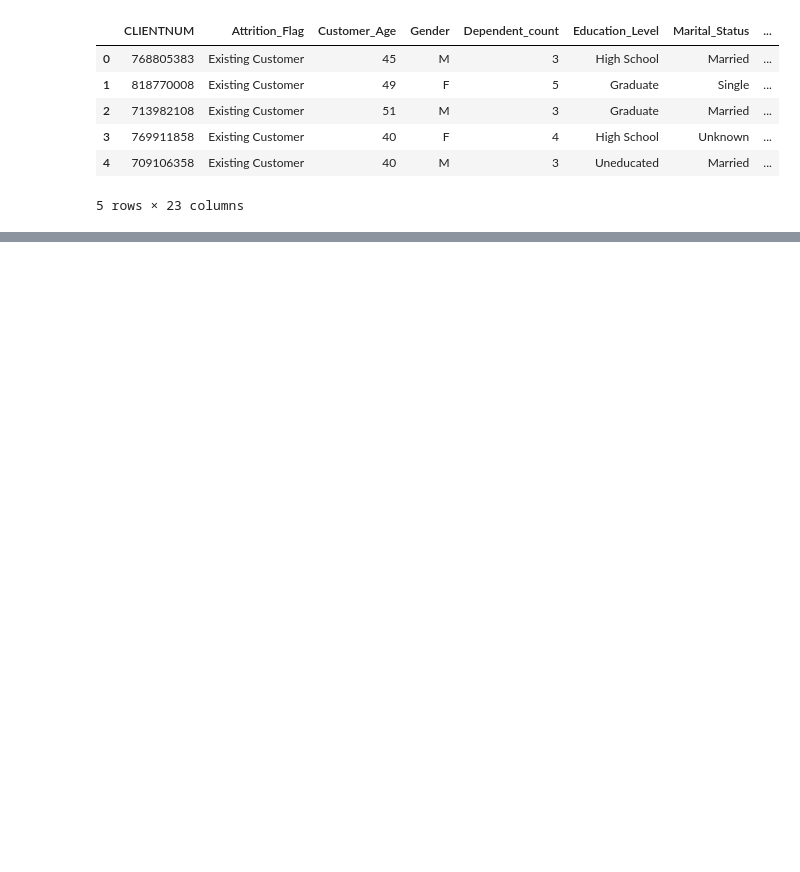
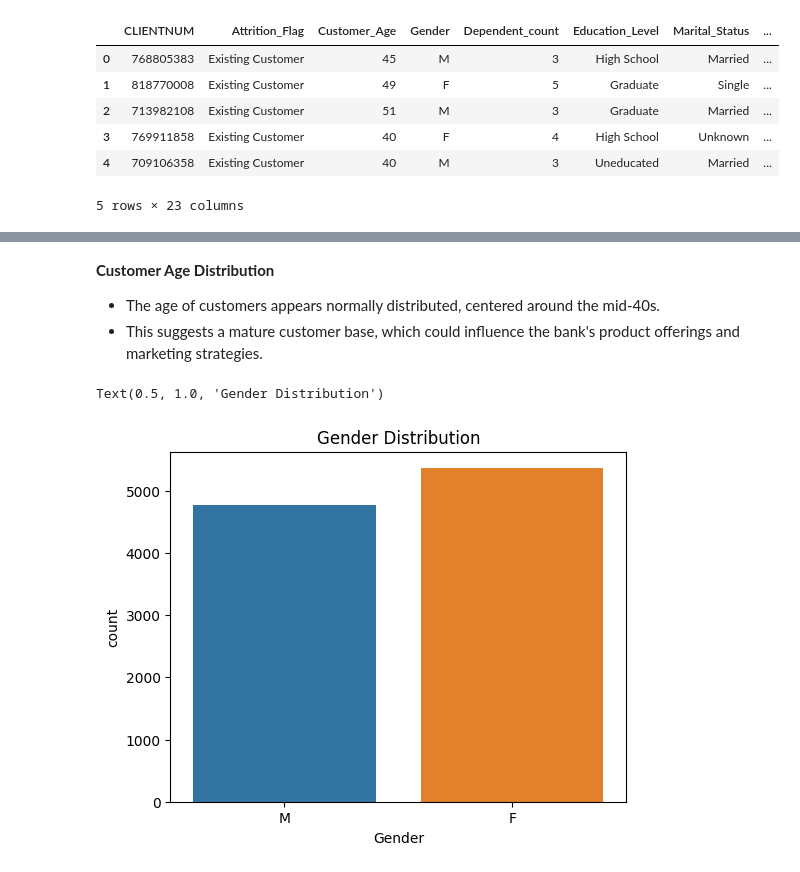
Before and after one commit to daehwankim96/daehwankim96.github.io, a Jupyter notebook: files/Bank_Churn_Rate.ipynb, the cells around one changed output, grey strips where cells are left out. Drawn from its saved outputs; the diff is of its cells as text; code cells hidden in the pictures; blank space fills up the shorter version.

```diff
--- a/files/Bank_Churn_Rate.ipynb
+++ b/files/Bank_Churn_Rate.ipynb
@@ -88,0 +152,16 @@ churn_rate_overall, churn_rate_by_gender, churn_rate_by_income, churn_rate_by_ed
+# %% [markdown]
+**Customer Age Distribution**
+
+- The age of customers appears normally distributed, centered around the mid-40s.
+- This suggests a mature customer base, which could influence the bank's product offerings and marketing strategies.
+# %%
+# Setting up the visualizations
+plt.figure(figsize=(20, 10))
+
+# Plot 3: Gender Distribution
+plt.subplot(2, 3, 3)
+sns.countplot(x='Gender', data=data)
+plt.title('Gender Distribution')
+# %% [output]
+Text(0.5, 1.0, 'Gender Distribution')
+[figure, added]
```
Also changed, not shown: parts of 33 cells of this notebook, 11 other files.
